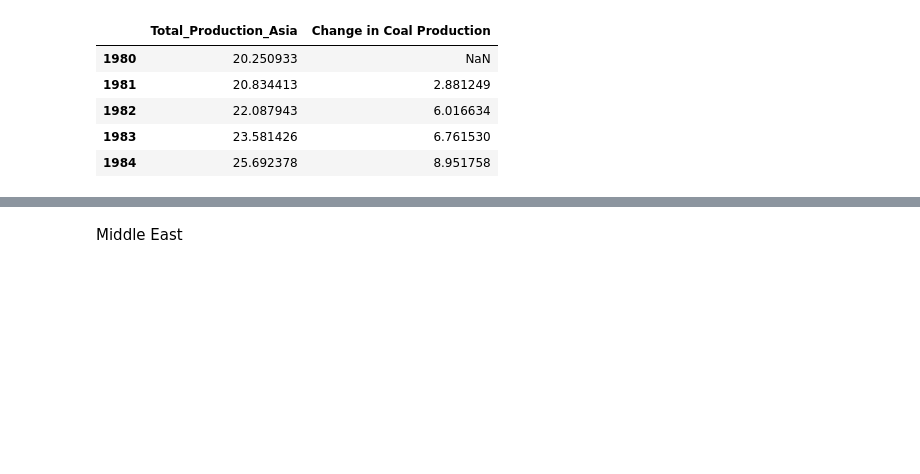
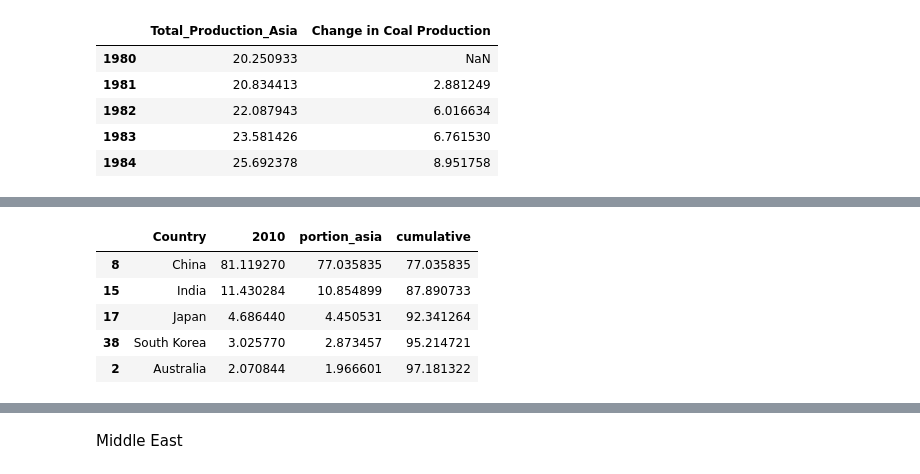
Before and after one commit to lurza/World-Energy-Analysis-main, a Jupyter notebook: Energy_Con_Prod.ipynb, the cells around one changed output, grey strips where cells are left out. Cells and saved outputs as stored; diff of their text form; code cells hidden in the pictures; blank space fills up the shorter version.

```diff
--- a/Energy_Con_Prod.ipynb
+++ b/Energy_Con_Prod.ipynb
@@ -1320,0 +1362,14 @@ fig_coal_asia.show()
+# %%
+top_coal_consumption_asia_2010 = con_coal_asia[['Country','2010']]
+top_coal_consumption_asia_2010['2010'] = pd.to_numeric(top_coal_consumption_asia_2010['2010'], errors='coerce')
+top_coal_consumption_asia_2010 = top_coal_consumption_asia_2010.reset_index(drop=True).sort_values(by='2010', ascending=False, na_position='last')
+top_coal_consumption_asia_2010['portion_asia'] = top_coal_consumption_asia_2010['2010']/prod_coal_asia_sum.loc['2010'][0]*100
+top_coal_consumption_asia_2010['cumulative'] = top_coal_consumption_asia_2010['portion_asia'].cumsum()
+top_coal_consumption_asia_2010.head()
+# %% [output]
+|  | Country | 2010 | portion_asia | cumulative |
+| 8 | China | 81.119270 | 77.035835 | 77.035835 |
+| 15 | India | 11.430284 | 10.854899 | 87.890733 |
+| 17 | Japan | 4.686440 | 4.450531 | 92.341264 |
+| 38 | South Korea | 3.025770 | 2.873457 | 95.214721 |
+| 2 | Australia | 2.070844 | 1.966601 | 97.181322 |
```
Also changed, not shown: parts of 21 cells of this notebook.
